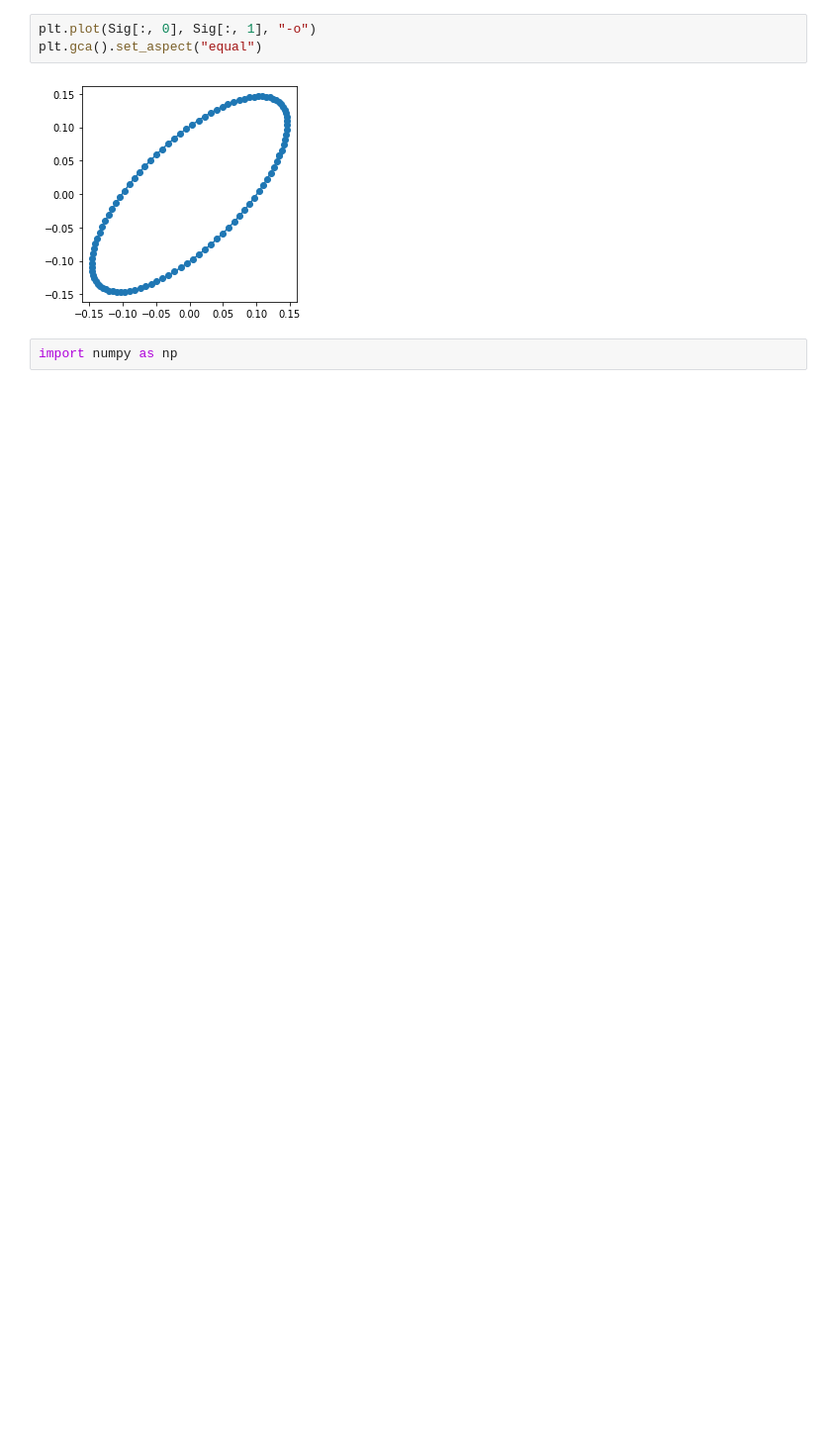
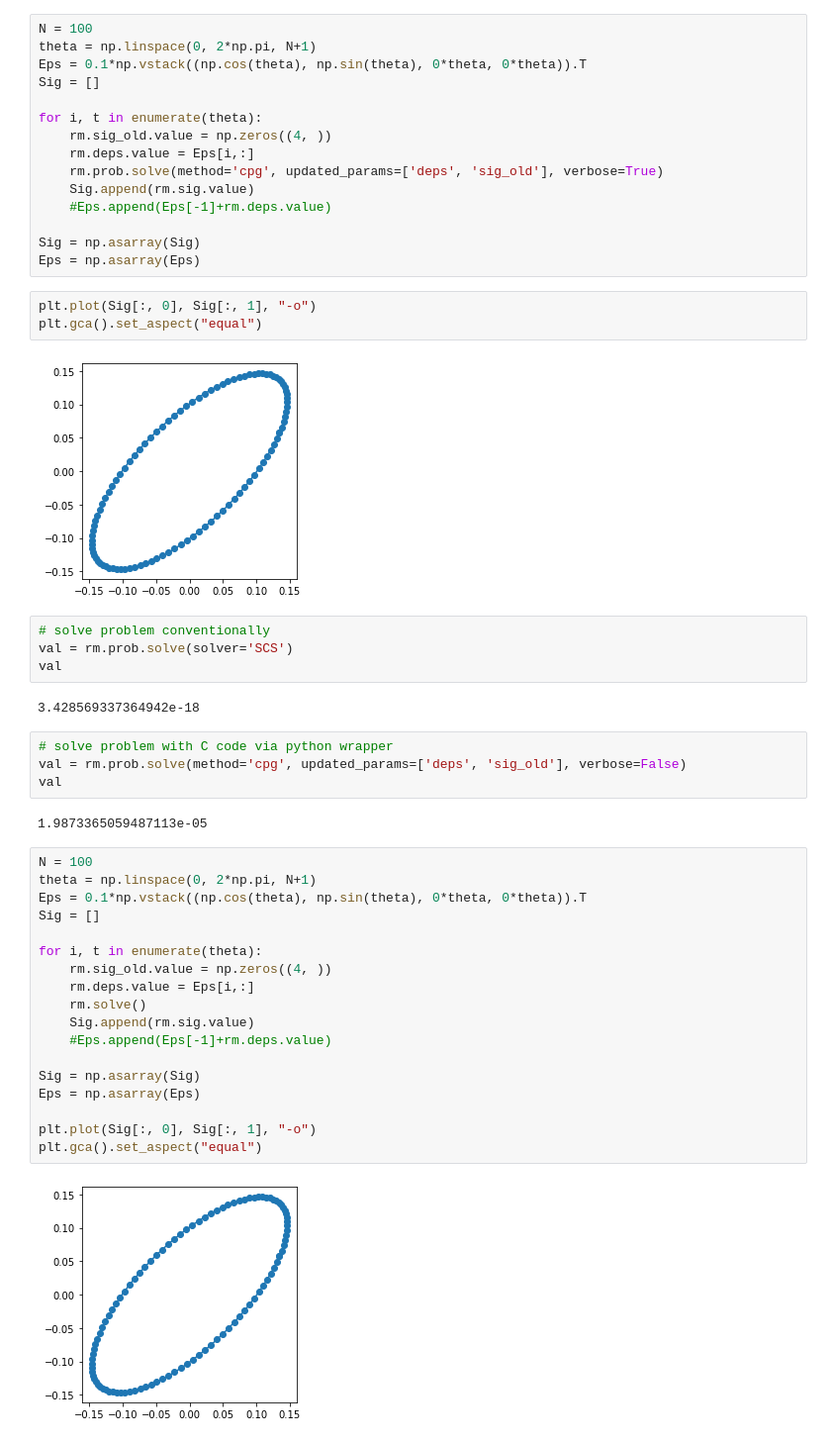
Before and after one commit to a-latyshev/convex-plasticity, a Jupyter notebook: optimisation/return_mapping_cvxpy.ipynb, the cells around one changed output. Shown: that part at 99% size. Drawn from its saved outputs; the diff is of its cells as text; blank space fills up the shorter version.

```diff
--- a/optimisation/return_mapping_cvxpy.ipynb
+++ b/optimisation/return_mapping_cvxpy.ipynb
@@ -121,7 +155,52 @@ print(rm.C_tang)
+# %%
+N = 100
+theta = np.linspace(0, 2*np.pi, N+1)
+Eps = 0.1*np.vstack((np.cos(theta), np.sin(theta), 0*theta, 0*theta)).T
+Sig = []
+
+for i, t in enumerate(theta):
+    rm.sig_old.value = np.zeros((4, ))
+    rm.deps.value = Eps[i,:]
+    rm.prob.solve(method='cpg', updated_params=['deps', 'sig_old'], verbose=True)
+    Sig.append(rm.sig.value)
+    #Eps.append(Eps[-1]+rm.deps.value)
+
+Sig = np.asarray(Sig)
+Eps = np.asarray(Eps)
 # %%
 plt.plot(Sig[:, 0], Sig[:, 1], "-o")
 plt.gca().set_aspect("equal")
 # %% [output]
 [figure]
-# %%
-import numpy as np
+# %%
+# solve problem conventionally
+val = rm.prob.solve(solver='SCS')
+val
+# %% [output]
+3.428569337364942e-18
+# %%
+# solve problem with C code via python wrapper
+val = rm.prob.solve(method='cpg', updated_params=['deps', 'sig_old'], verbose=False)
+val
+# %% [output]
+1.9873365059487113e-05
+# %%
+N = 100
+theta = np.linspace(0, 2*np.pi, N+1)
+Eps = 0.1*np.vstack((np.cos(theta), np.sin(theta), 0*theta, 0*theta)).T
+Sig = []
+
+for i, t in enumerate(theta):
+    rm.sig_old.value = np.zeros((4, ))
+    rm.deps.value = Eps[i,:]
+    rm.solve()
+    Sig.append(rm.sig.value)
+    #Eps.append(Eps[-1]+rm.deps.value)
+
+Sig = np.asarray(Sig)
+Eps = np.asarray(Eps)
+
+plt.plot(Sig[:, 0], Sig[:, 1], "-o")
+plt.gca().set_aspect("equal")
+# %% [output]
+[figure, added]
```
Also changed, not shown: parts of 16 cells of this notebook, 4 other files.
